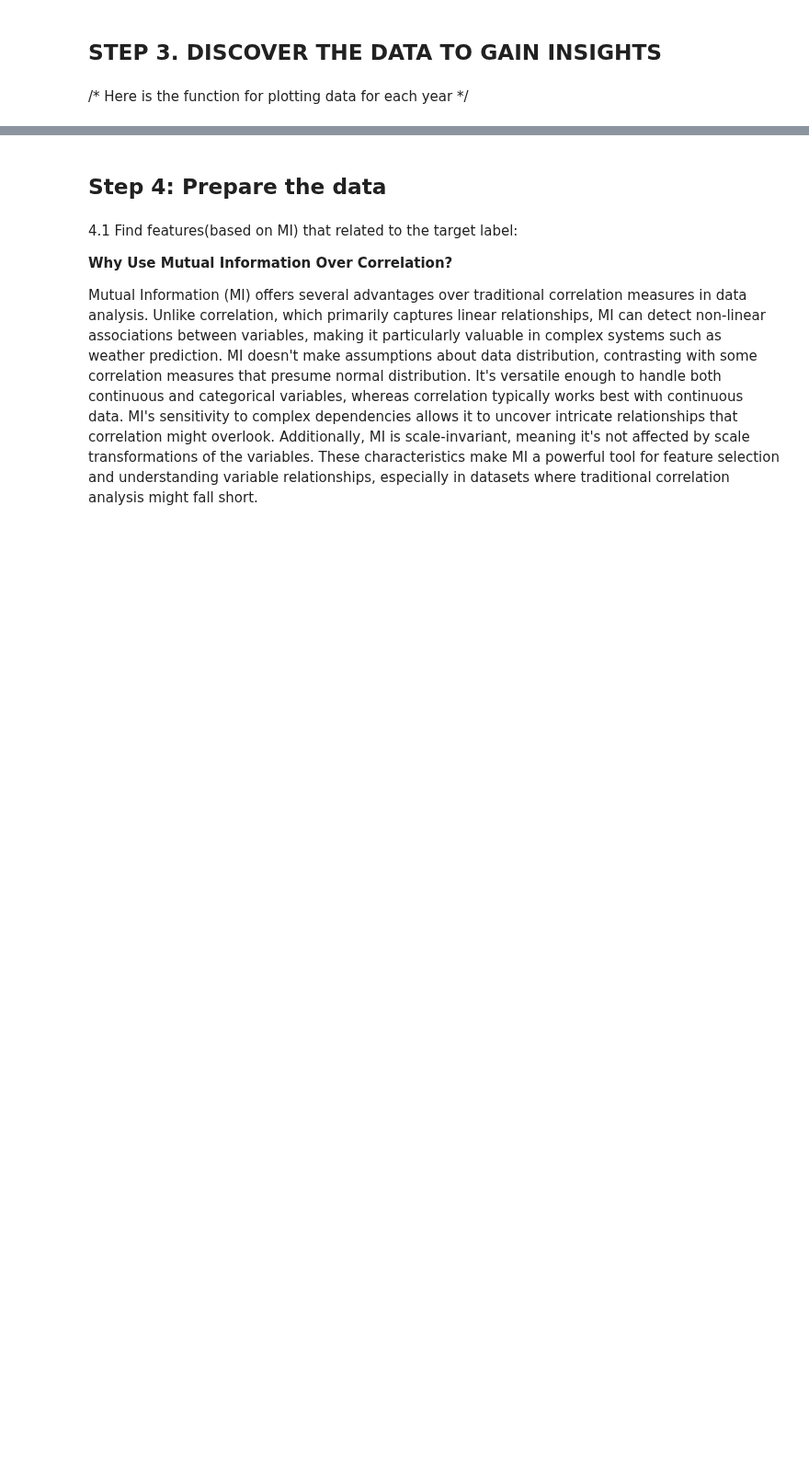
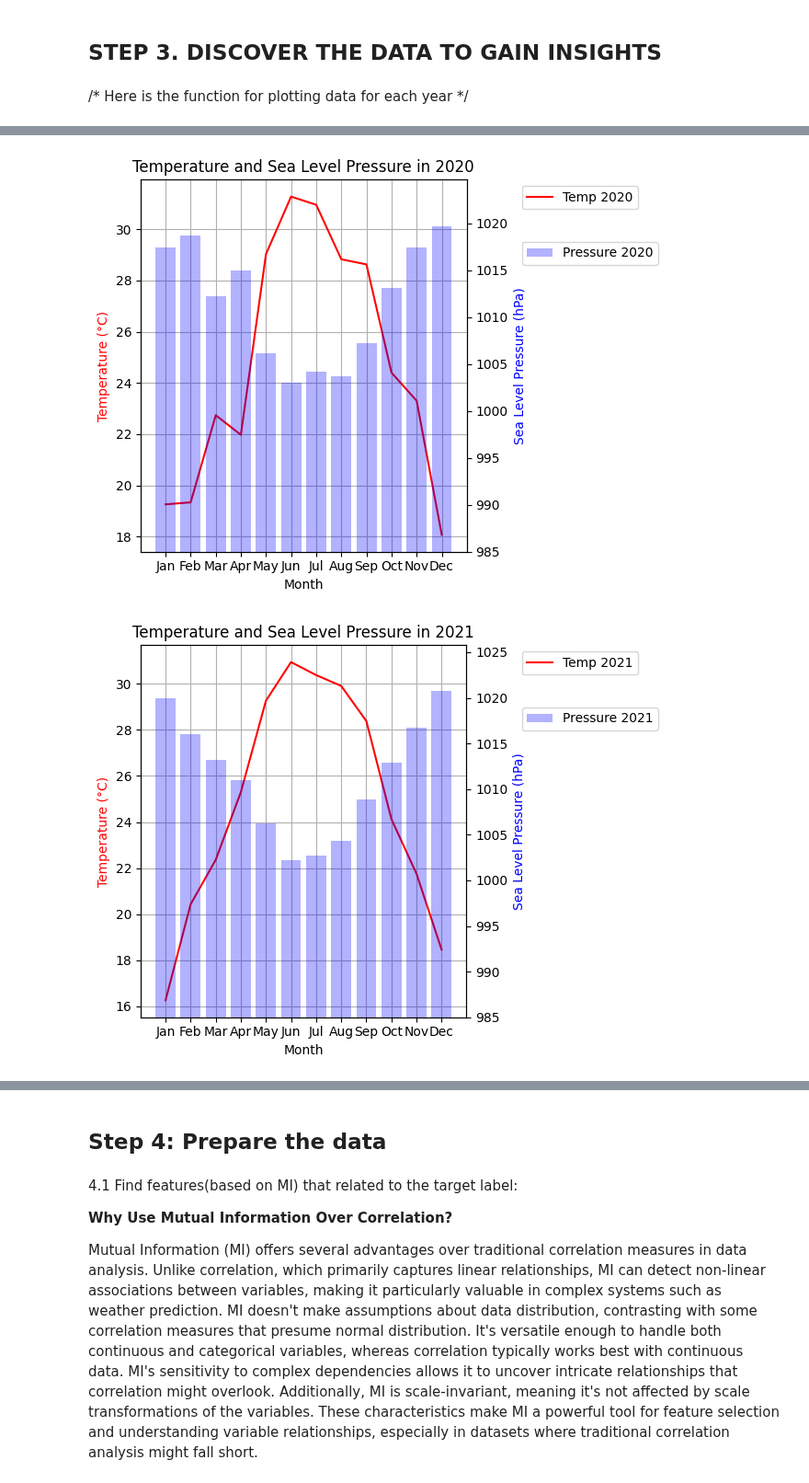
Before and after one commit to lbibi1805-dot/ML_WEATHER_PREDICTION, a Jupyter notebook: team_01.ipynb, the cells around one changed output, grey strips where cells are left out. Shown at 92% size. Saved outputs shown, nothing was run; the diff lists cells and outputs as text; code cells hidden in the pictures; blank space fills up the shorter version.

```diff
--- a/team_01.ipynb
+++ b/team_01.ipynb
@@ -185,17 +244,10 @@ years = [2020, 2021, 2022, 2023, 2024]
 filtered_data = raw_data[raw_data['year'].isin(years)]
 
 # Group the data by year and month, and calculate the average temp, feels like, and precip for each month
-monthly_avg = filtered_data.groupby([filtered_data['datetime'].dt.month, filtered_data['datetime'].dt.year])[['temp', 'feelslike', 'precip']].mean().unstack(1)
+monthly_avg = filtered_data.groupby([filtered_data['datetime'].dt.month, filtered_data['datetime'].dt.year])[['temp', 'feelslike', 'humidity', 'sealevelpressure']].mean().unstack(1)
 
 # Define month names for the x-axis
 months = ['Jan', 'Feb', 'Mar', 'Apr', 'May', 'Jun', 'Jul', 'Aug', 'Sep', 'Oct', 'Nov', 'Dec']
-
-# Plot the data for each year separately (2020 to 2023)
-for year in years[:-1]:  # Exclude 2024
-    plot_year_data(year)
-
-# Plot the data for 2024 in a separate figure
-plot_year_data(2024)
 # %% [output]
 ____________ Dataset info ____________
 <class 'pandas.core.frame.DataFrame'>
@@ -221,0 +302,10 @@ Data columns (total 33 columns):
+# %%
+# Visualize data of Temperature and Sea Level Pressure
+for year in years[:-1]:  # Exclude 2024
+    plot_temp_and_pressure(year)
+
+# Plot for the year 2024 separately
+plot_temp_and_pressure(2024)
+# %% [output]
+[figure, added]
+[figure, added]
```
Also changed, not shown: parts of 29 cells of this notebook.
